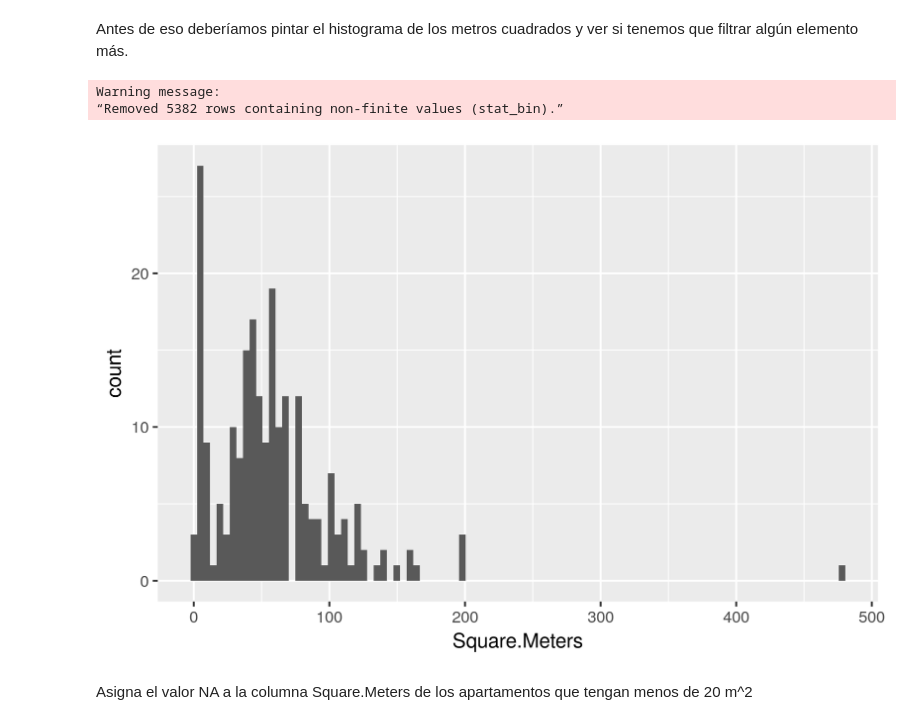
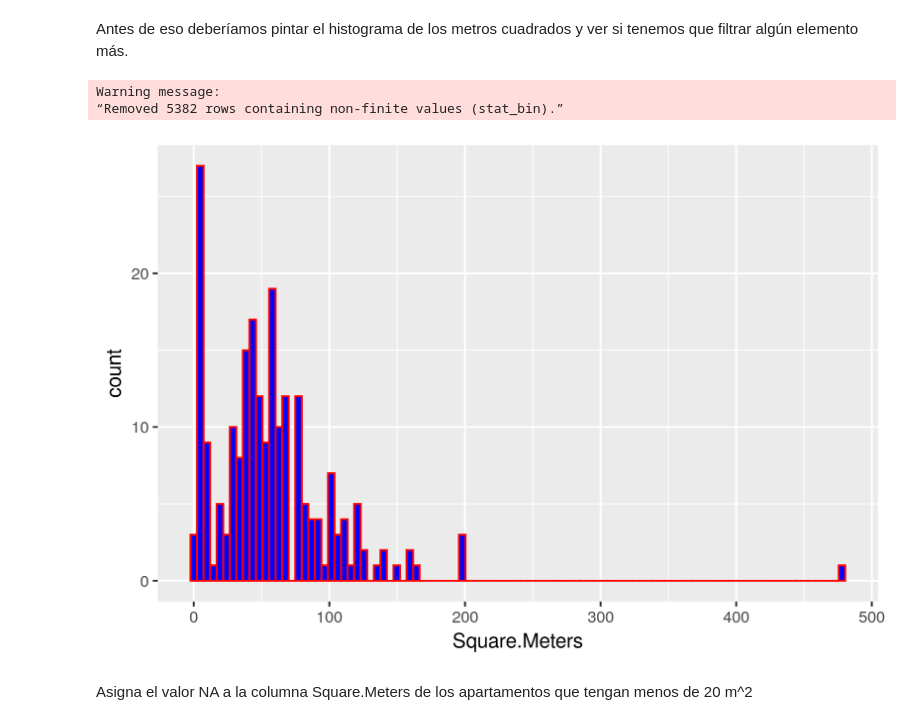
Before and after one commit to Juanma31/Data-Mining, a Jupyter notebook: Practica-JuanManuelCebrian.ipynb, the cells around one changed output. Drawn from its saved outputs; the diff is of its cells as text; code cells hidden in the pictures.

```diff
--- a/Practica-JuanManuelCebrian.ipynb
+++ b/Practica-JuanManuelCebrian.ipynb
@@ -10,6 +10,9 @@ Vamos a quedarnos con las columnas de mayor interés:
 
 'City','Room.Type','Neighbourhood','Accommodates','Bathrooms','Bedrooms','Beds','Price','Square.Feet','Guests.Included','Extra.People','Review.Scores.Rating','Latitude', 'Longitude'
 # %%
-library(tidyverse)
+# Pasamos los Square Feet a Square Meters en la columna Square.Meters
+airbnb$Square.Meters <- airbnb$Square.Feet * 0.092903
 
-df_airbnb<-airbnb[,c('City','Room.Type','Neighbourhood','Accommodates','Bathrooms','Bedrooms','Beds','Price','Square.Feet','Guests.Included','Extra.People','Review.Scores.Rating','Latitude', 'Longitude')]
+# eliminnamos columna Square.Feet.
+airbnbFiltroCol <- airbnb[,c('City','Room.Type','Neighbourhood','Accommodates','Bathrooms','Bedrooms','Beds','Price','Guests.Included','Extra.People','Review.Scores.Rating','Latitude', 'Longitude', 'Square.Meters')]
+head(airbnbFiltroCol)
@@ -51,0 +35,5 @@ summary(df_madrid)
+# %%
+df_madrid <- subset(airbnbFiltroCol, City == 'Madrid' & Room.Type == 'Entire home/apt' & Neighbourhood != '')
+borrarCol <- c('Room.Type', 'City')
+df_madrid <- df_madrid[ , !(names(df_madrid) %in% borrarCol)]
+summary(df_madrid)
@@ -91,11 +100,12 @@ Son muchos, vamos a intentar crear un modelo que nos prediga cuantos son los met
 # %% [markdown]
 Antes de eso deberíamos pintar el histograma de los metros cuadrados y ver si tenemos que filtrar algún elemento más.
 # %%
-df_madrid %>% ggplot(aes(x=Square.Meters))+geom_histogram(bins=100)
+library(ggplot2)
+ggplot(df_madrid, aes(x=Square.Meters)) + geom_histogram(bins=100, col='red', fill='blue')
 # %% [output]
 Warning message:
 “Removed 5382 rows containing non-finite values (stat_bin).”
-[figure, old version]
+[figure, new version]
 # %% [markdown]
 Asigna el valor NA a la columna Square.Meters de los apartamentos que tengan menos de 20 m^2
 # %%
```
Also changed, not shown: parts of 50 cells of this notebook, 1 other file.
